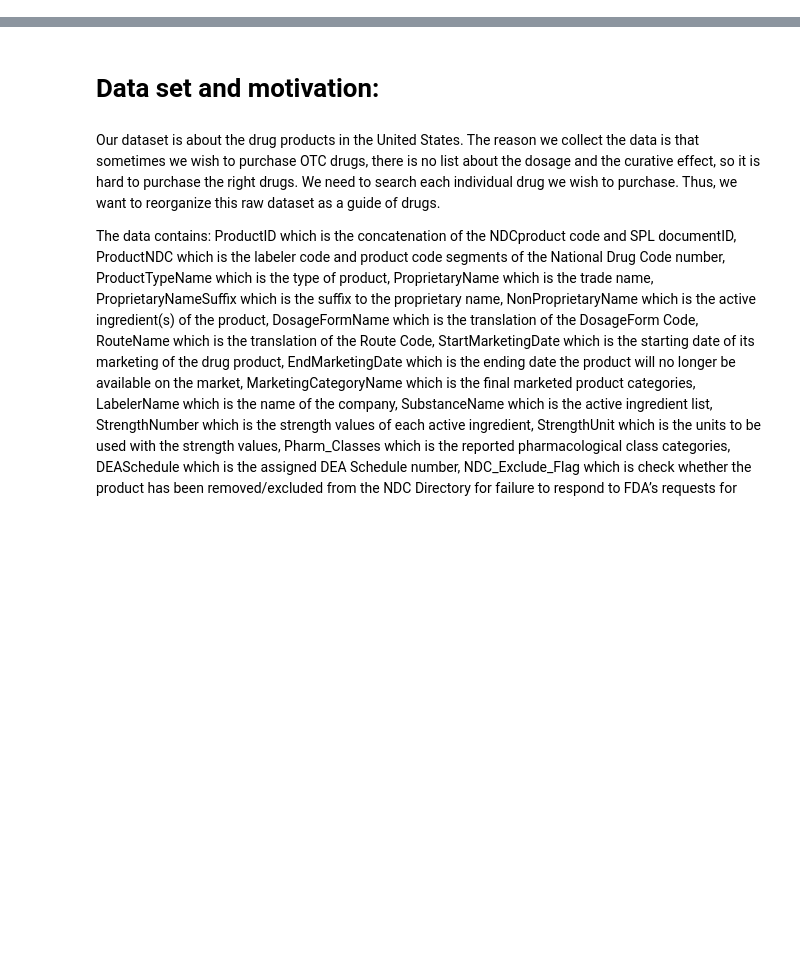
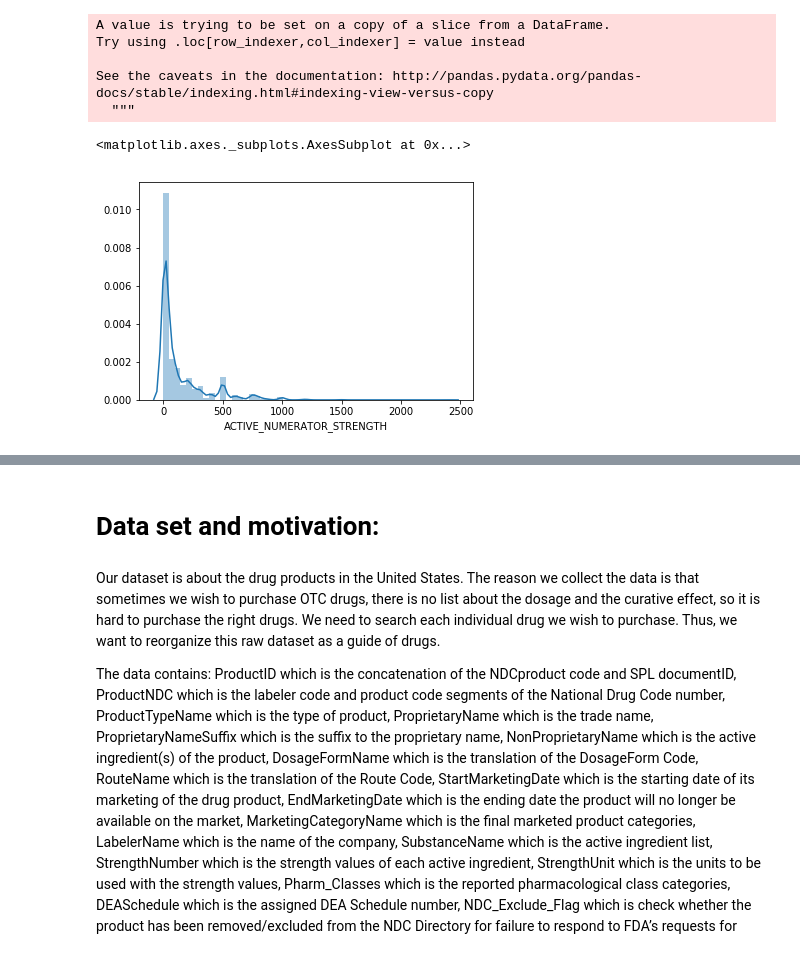
Before and after one commit to 854740262/NDC-database-analysis, a Jupyter notebook: Final_project.ipynb, the cells around one changed output, grey strips where cells are left out. Cells and saved outputs as stored; diff of their text form; code cells hidden in the pictures; blank space fills up the shorter version.

Commit message:
add graph

```diff
--- a/Final_project.ipynb
+++ b/Final_project.ipynb
@@ -81,0 +50,15 @@ product
+# %%
+# The distribution plot of ACTIVE_NUMERATOR_STRENGTH where the ACTIVE_INGRED_UNIT is mg/1
+# The reason to create this plot is that mg/1 is the top number of unit in the dataset.
+# This visualization provides normally the ingredient in a medicine is small amount
+product_mg1 = product.loc[product['ACTIVE_INGRED_UNIT'] == 'mg/1']
+product_mg1['ACTIVE_NUMERATOR_STRENGTH'] = product_mg1.ACTIVE_NUMERATOR_STRENGTH.astype('float64')
+sns.distplot(product_mg1['ACTIVE_NUMERATOR_STRENGTH'])
+# %% [output]
+A value is trying to be set on a copy of a slice from a DataFrame.
+Try using .loc[row_indexer,col_indexer] = value instead
+
+See the caveats in the documentation: http://pandas.pydata.org/pandas-docs/stable/indexing.html#indexing-view-versus-copy
+  """
+<matplotlib.axes._subplots.AxesSubplot at 0x...>
+[figure, added]
```
Also changed, not shown: parts of 5 cells of this notebook.
